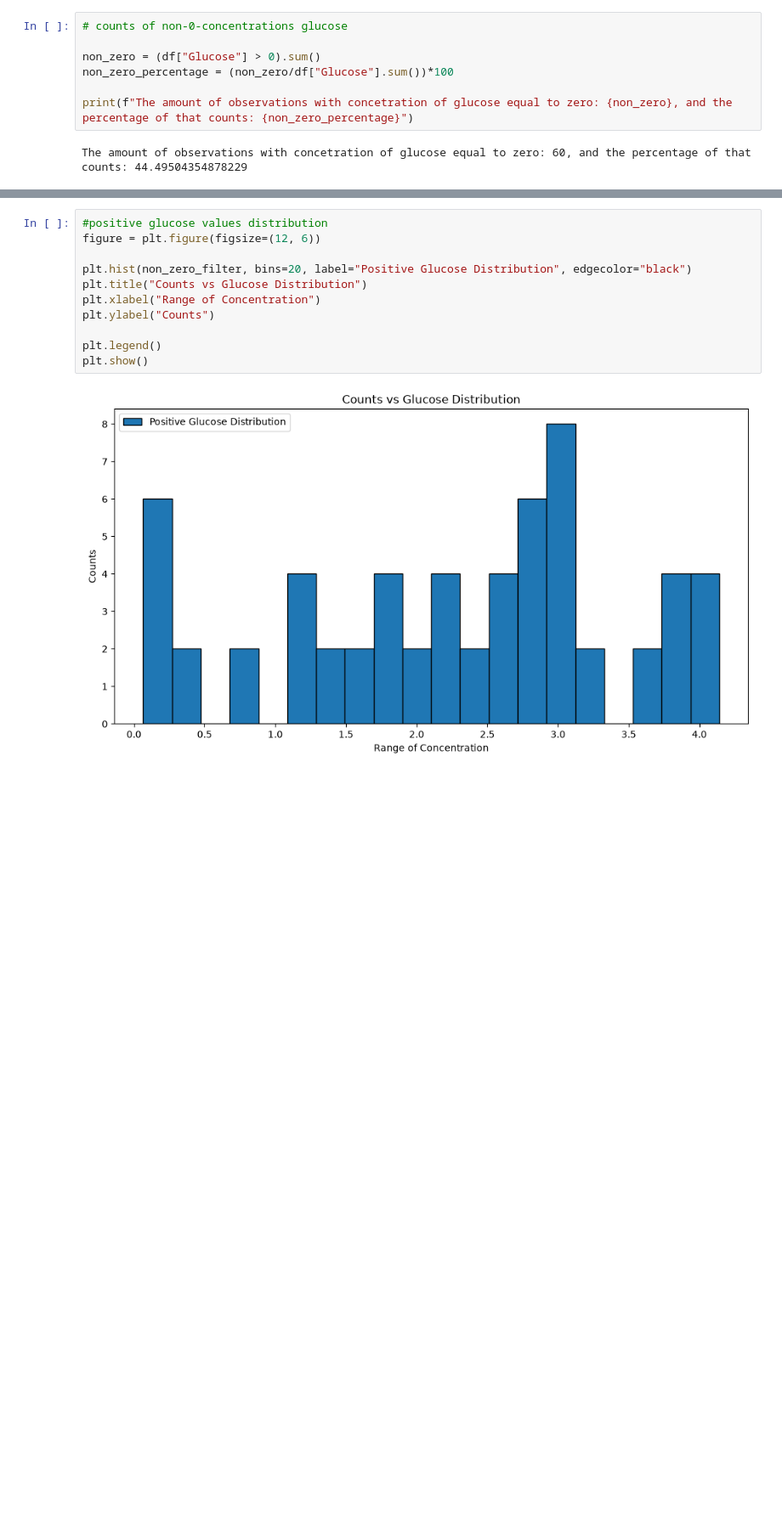
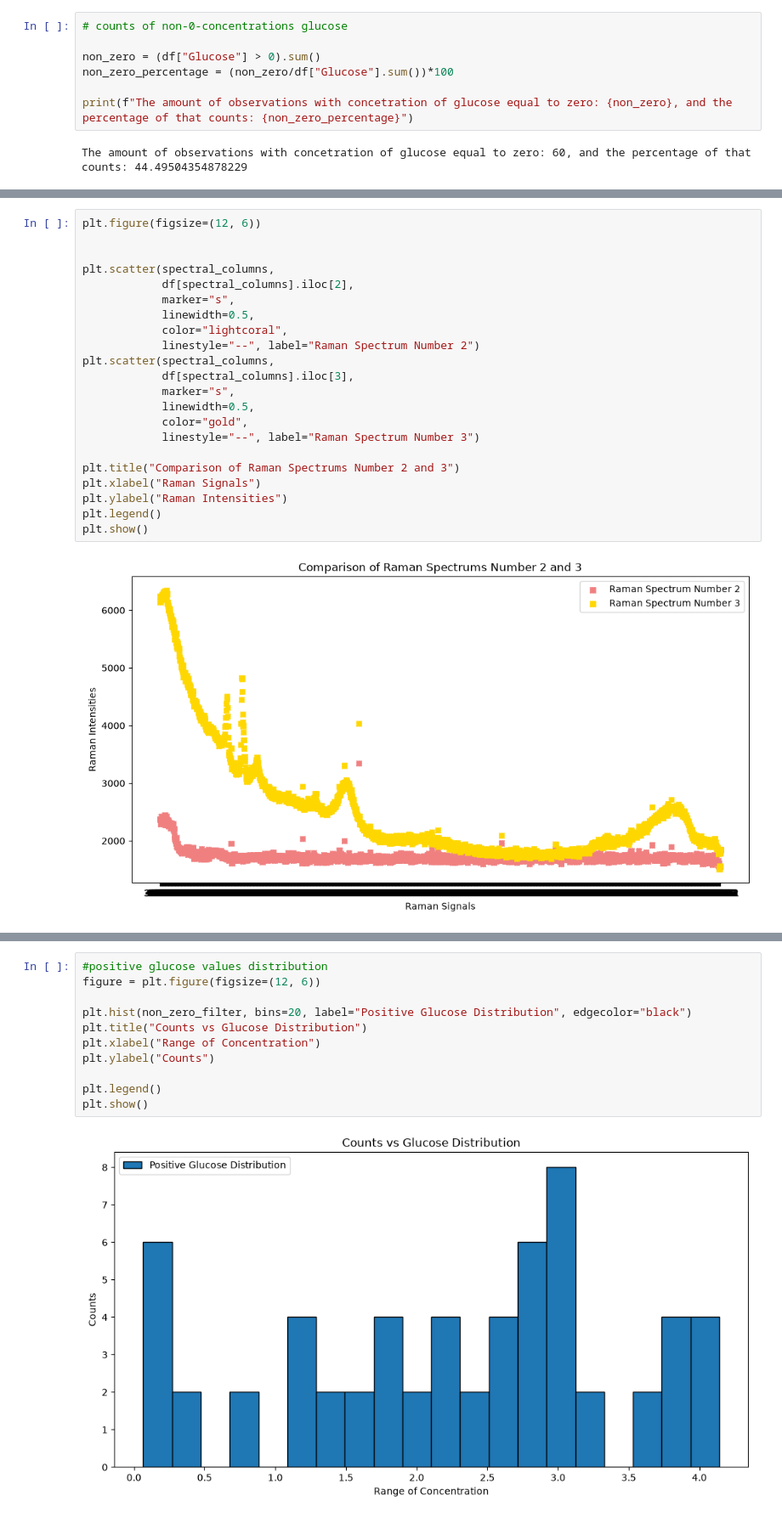
Before and after one commit to DanielU1603/Soft-Biosensor, a Jupyter notebook: Exploratory Analysis/ecoli_fermentation.ipynb, the cells around one changed output, grey strips where cells are left out. Shown at 85% size. Cells and saved outputs as stored; diff of their text form; blank space fills up the shorter version.

Commit message:
update of ecoli_fermentation EDA: changes in finding_correlation functionand finding_random_correlation function - Added a plot to compare spectrums 2 and 3

```diff
--- a/Exploratory Analysis/ecoli_fermentation.ipynb
+++ b/Exploratory Analysis/ecoli_fermentation.ipynb
@@ -415,0 +499,24 @@ Name: Glucose, dtype: float64
+# %%
+plt.figure(figsize=(12, 6))
+
+
+plt.scatter(spectral_columns,
+            df[spectral_columns].iloc[2],
+            marker="s",
+            linewidth=0.5,
+            color="lightcoral",
+            linestyle="--", label="Raman Spectrum Number 2")
+plt.scatter(spectral_columns,
+            df[spectral_columns].iloc[3],
+            marker="s",
+            linewidth=0.5,
+            color="gold",
+            linestyle="--", label="Raman Spectrum Number 3")
+
+plt.title("Comparison of Raman Spectrums Number 2 and 3")
+plt.xlabel("Raman Signals")
+plt.ylabel("Raman Intensities")
+plt.legend()
+plt.show()
+# %% [output]
+[figure, added]
```
Also changed, not shown: parts of 16 cells of this notebook.
